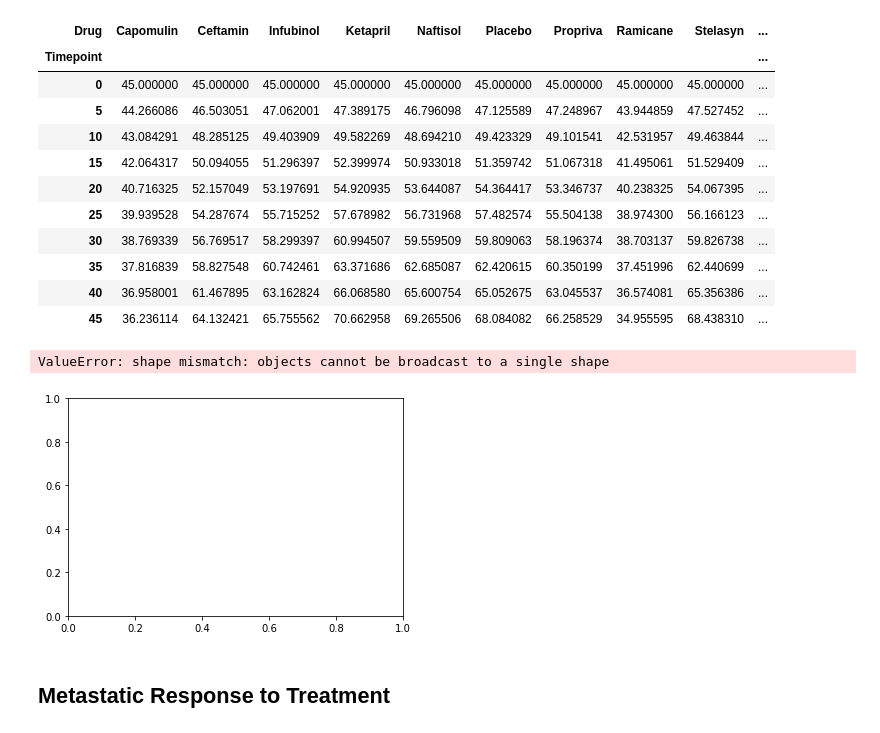
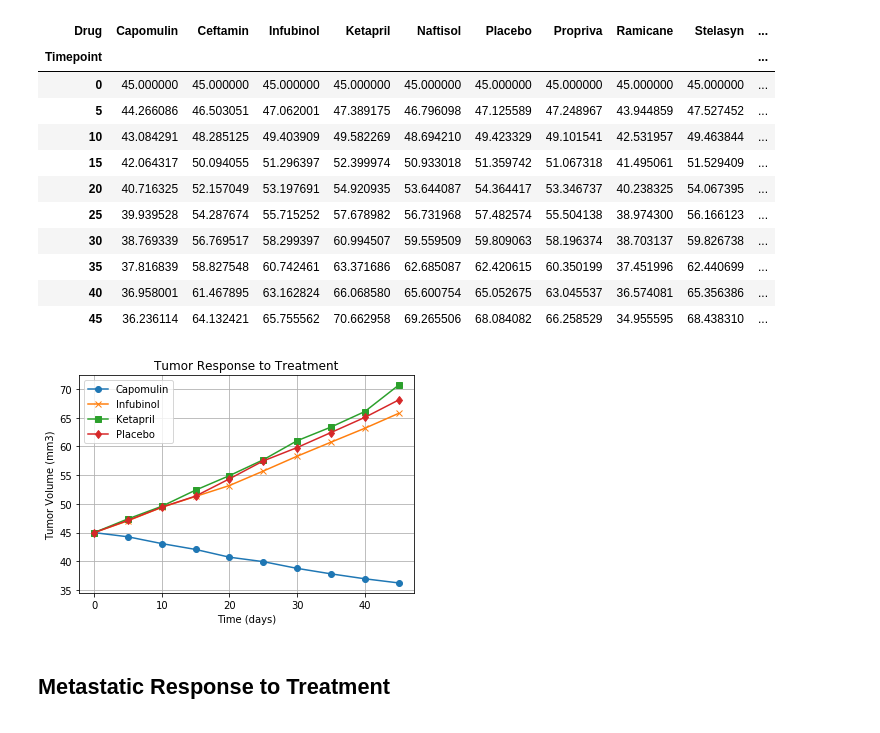
Before and after one commit to jacobklug/Klug_DataBootCampHW, a Jupyter notebook: 05 Matplotlib/05_KlugHW.ipynb, the cells around one changed output. Cells and saved outputs as stored; diff of their text form; code cells hidden in the pictures.

```diff
--- a/05 Matplotlib/05_KlugHW.ipynb
+++ b/05 Matplotlib/05_KlugHW.ipynb
@@ -91,19 +91,34 @@ tumor_data_pivot.head(10)
 | 35 | 37.816839 | 58.827548 | 60.742461 | 63.371686 | 62.685087 | 62.420615 | 60.350199 | 37.451996 | 62.440699 | ... |
 | 40 | 36.958001 | 61.467895 | 63.162824 | 66.068580 | 65.600754 | 65.052675 | 63.045537 | 36.574081 | 65.356386 | ... |
 | 45 | 36.236114 | 64.132421 | 65.755562 | 70.662958 | 69.265506 | 68.084082 | 66.258529 | 34.955595 | 68.438310 | ... |
-# %%
-# Generate the Plot (with Error Bars)
-x_axis = np.arange(0,50,5)
-
-fig, plt = plt.subplots()
-
-plt.errorbar(x_axis, tumor_data_df["Drug": "Capomulin"], tumor_data_sem, fmt="o")
-
-plt.set_xlabel("Time Days")
-plt.set_ylabel("Tumor Volume (mm3)")
-# %% [output]
-ValueError: shape mismatch: objects cannot be broadcast to a single shape
-[figure, removed]
+# %%
+# Generate the Plot (with Error Bars)
+x_axis = np.arange(0,50,5)
+error = tumor_data_sem
+fig, ax = plt.subplots()
+#tumor_data_sem_series = tumor_data_sem.reset_index()['Tumor Volume (mm3)']
+#plt.line(x_axis, tumor_data_pivot["Capomulin"], color= "red", linewidth="4", marker="o")
+
+plt.plot(x_axis, tumor_data_pivot["Capomulin"], marker = "o", label = "Capomulin")
+plt.plot(x_axis, tumor_data_pivot["Infubinol"], marker = "x", label = "Infubinol")
+plt.plot(x_axis, tumor_data_pivot["Ketapril"], marker = "s", label = "Ketapril")
+plt.plot(x_axis, tumor_data_pivot["Placebo"], marker = "d", label = "Placebo")
+
+#plt.errorbar(x_axis, tumor_data_pivot["Infubinol"], xerr=None, yerr= "tumor_data_sem", fmt="o")
+#plt.errorbar(x_axis, tumor_data_pivot["Placebo"], tumor_data_sem, fmt="o")
+
+ax.set_xlabel("Time (days)")
+ax.set_ylabel("Tumor Volume (mm3)")
+ax.grid()
+ax.set_title("Tumor Response to Treatment")
+legend = ax.legend(loc='best', shadow=True)
+handles, labels = ax.get_legend_handles_labels()
+ax.legend(handles, labels )
+
+#Save Fig
+plt.savefig("tumor_response_to_treatment.png")
+# %% [output]
+[figure, added]
 # %%
 # Show the Figure
 plt.show()
```
Also changed, not shown: parts of 8 cells of this notebook, 4 other files.
